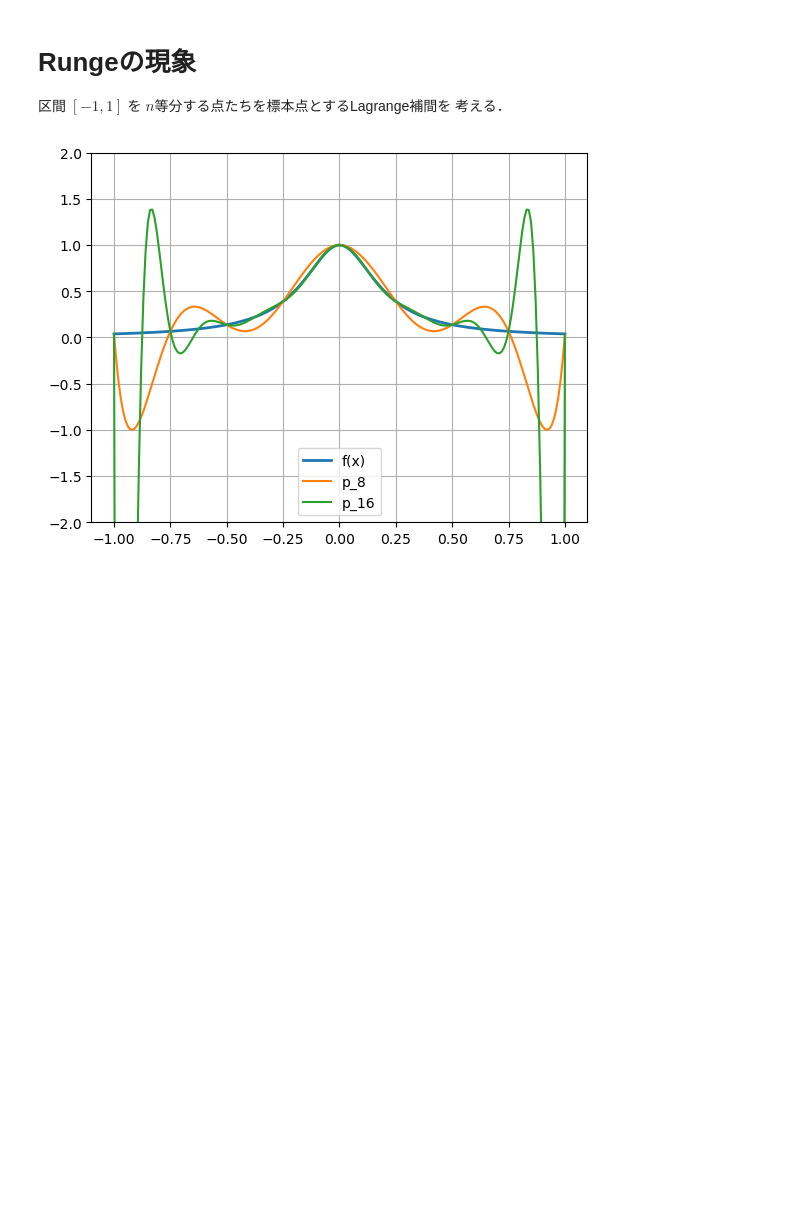
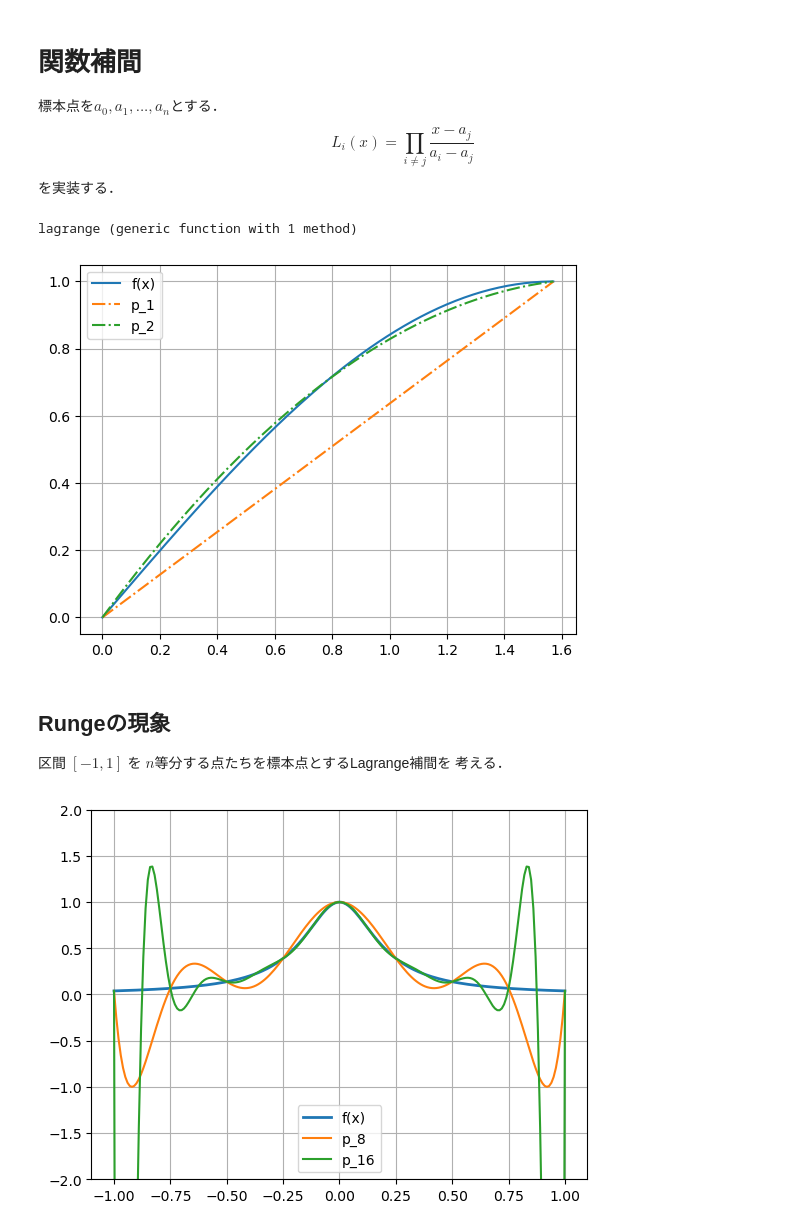
Before and after one commit to ioikawa/NumericalAnalysis, a Jupyter notebook: 関数補間_LagnrageInterpolation.ipynb, the cells around one changed output. Cells and saved outputs as stored; diff of their text form; code cells hidden in the pictures; blank space fills up the shorter version.

```diff
--- a/関数補間_LagnrageInterpolation.ipynb
+++ b/関数補間_LagnrageInterpolation.ipynb
@@ -1,5 +1,43 @@
 # %% [markdown]
-# Rungeの現象
-区間 $[-1,1]$ を $n$等分する点たちを標本点とするLagrange補間を
-考える．
+# 関数補間
+標本点を$a_0, a_1, ..., a_n$とする．
+$$
+ L_i(x) = \prod_{i\neq j} \frac{x-a_j}{a_i - a_j}
+$$
+を実装する．
+# %%
+# 標本点 a[] に対する f のLagrange補間 p_n(x) を返却する
+function lagrange(f, a, x)
+    n = length(a)
+    L(i,x) = prod((j != i) ? (x-a[j])/(a[i]-a[j]) : 1 for j in 1:n)
+    return sum(f(a[i])*L(i,x) for i in 1:n)
+end
+# %% [output]
+lagrange (generic function with 1 method)
+# %%
+# Lagrange補間の例
+using PyPlot
+f(x) = sin(x)
+a,b = 0,pi/2   # 区間
+M = 1 # 区間分割数
+
+t = a:0.01:b   # グラフ描画用の分割
+plot(t, f.(t), label="f(x)")
+
+M = 1
+q = collect(a:(b-a)/M:b)  # 標本点を等分点に
+plot(t, [lagrange(f, q, x) for x in t], linestyle = :dashdot, label="p_1")
+
+M = 2
+q = collect(a:(b-a)/M:b)  # 標本点を等分点に
+plot(t, [lagrange(f, q, x) for x in t], linestyle = :dashdot, label="p_2")
+
+legend()
+grid()
+# %% [output]
+[figure, added]
+# %% [markdown]
+## Rungeの現象
+区間 $[-1,1]$ を $n$等分する点たちを標本点とするLagrange補間を
+考える．
 # %%
```
Also changed, not shown: parts of 1 cell of this notebook.
